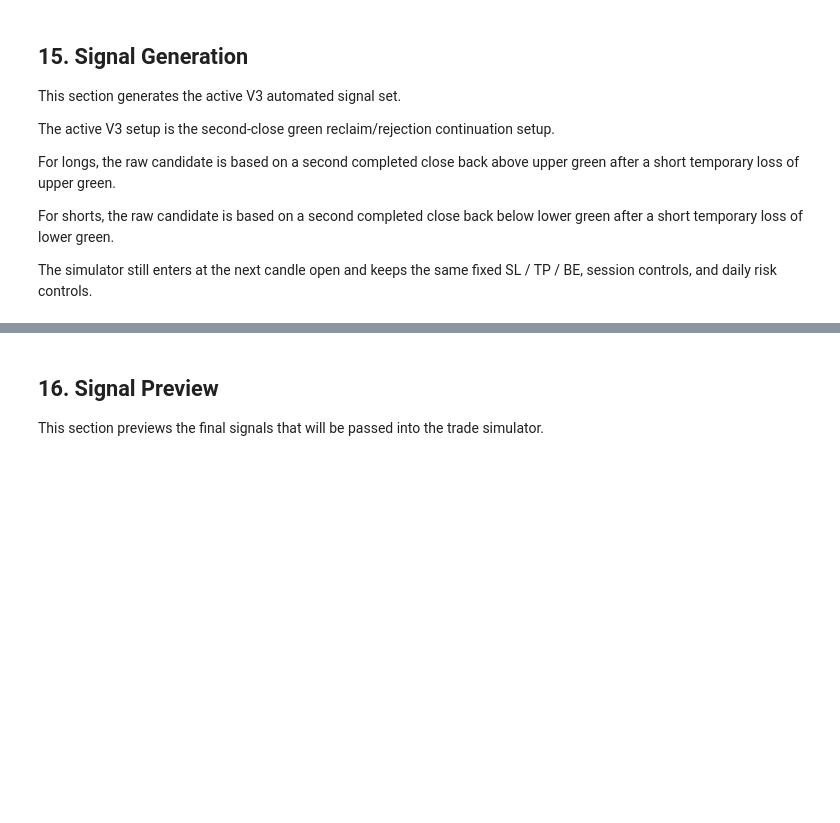
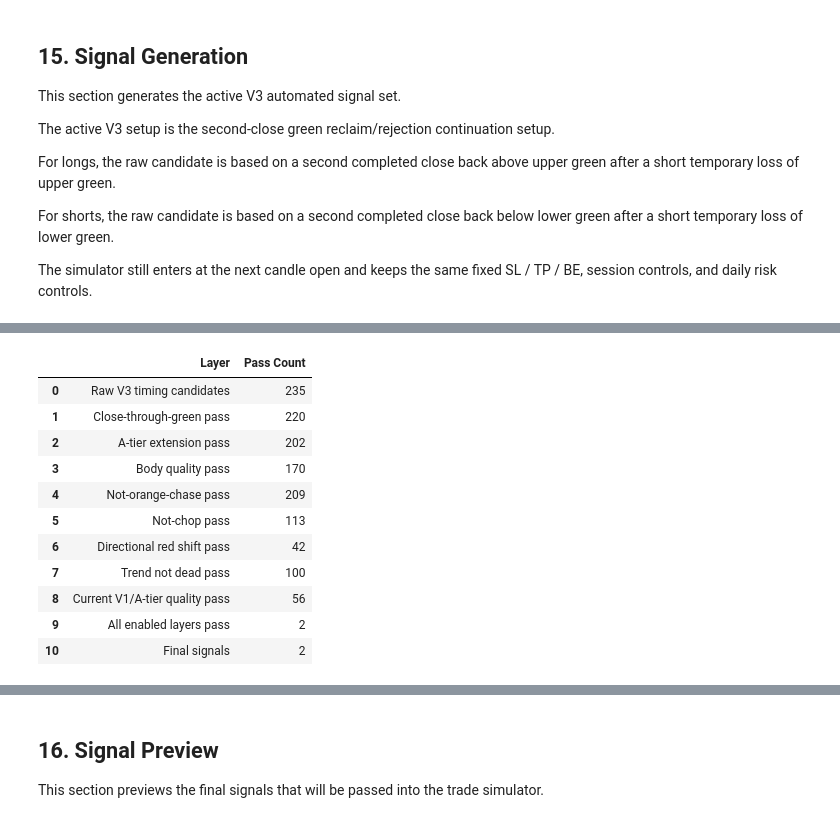
Before and after one commit to MichaelMorgante/VWAP-probability-band-engine, a Jupyter notebook: notebooks/automated_vwap_v3.ipynb, the cells around one changed output, grey strips where cells are left out. Saved outputs shown, nothing was run; the diff lists cells and outputs as text; code cells hidden in the pictures; blank space fills up the shorter version.

Commit message:
Add V3 layer diagnostics

```diff
--- a/notebooks/automated_vwap_v3.ipynb
+++ b/notebooks/automated_vwap_v3.ipynb
@@ -2215,0 +2490,72 @@ print(signals_df["v1_signal_block_reason"].value_counts(dropna=False).to_string(
+# %%
+raw_v3 = signals_df[signals_df["raw_signal_name"] != "NO_SIGNAL"].copy()
+
+is_long = raw_v3["raw_signal_side"] == "long"
+is_short = raw_v3["raw_signal_side"] == "short"
+
+side_close_through_pass = (
+    (is_long & raw_v3["long_close_through_green_valid"].fillna(False).astype(bool))
+    | (is_short & raw_v3["short_close_through_green_valid"].fillna(False).astype(bool))
+)
+
+side_extension_pass = (
+    (is_long & raw_v3["v3_long_a_tier_extension_valid"].fillna(False).astype(bool))
+    | (is_short & raw_v3["v3_short_a_tier_extension_valid"].fillna(False).astype(bool))
+)
+
+side_body_pass = (
+    (is_long & raw_v3["long_body_valid"].fillna(False).astype(bool))
+    | (is_short & raw_v3["short_body_valid"].fillna(False).astype(bool))
+)
+
+side_not_orange_chase_pass = (
+    (is_long & raw_v3["long_not_orange_chase"].fillna(False).astype(bool))
+    | (is_short & raw_v3["short_not_orange_chase"].fillna(False).astype(bool))
+)
+
+not_chop_pass = ~raw_v3["possible_chop"].fillna(False).astype(bool)
+
+side_red_shift_pass = (
+    (is_long & raw_v3["v3_long_directional_red_shift_pass"].fillna(False).astype(bool))
+    | (is_short & raw_v3["v3_short_directional_red_shift_pass"].fillna(False).astype(bool))
+)
+
+side_trend_not_dead_pass = (
+    (is_long & ~raw_v3["v3_long_trend_dead"].fillna(False).astype(bool))
+    | (is_short & ~raw_v3["v3_short_trend_dead"].fillna(False).astype(bool))
+)
+
+subfilter_summary = pd.DataFrame(
+    [
+        ("Raw V3 timing candidates", len(raw_v3)),
+        ("Close-through-green pass", int(side_close_through_pass.sum())),
+        ("A-tier extension pass", int(side_extension_pass.sum())),
+        ("Body quality pass", int(side_body_pass.sum())),
+        ("Not-orange-chase pass", int(side_not_orange_chase_pass.sum())),
+        ("Not-chop pass", int(not_chop_pass.sum())),
+        ("Directional red shift pass", int(side_red_shift_pass.sum())),
+        ("Trend not dead pass", int(side_trend_not_dead_pass.sum())),
+        (
+            "Current V1/A-tier quality pass",
+            int(raw_v3["v3_long_v1_execution_quality_pass"].where(is_long, raw_v3["v3_short_v1_execution_quality_pass"]).fillna(False).astype(bool).sum()),
+        ),
+        ("All enabled layers pass", int(raw_v3["strategy_filter_pass"].fillna(False).astype(bool).sum())),
+        ("Final signals", int((signals_df["v1_signal_name"] != "NO_SIGNAL").sum())),
+    ],
+    columns=["Layer", "Pass Count"],
+)
+
+subfilter_summary
+# %% [output]
+|  | Layer | Pass Count |
+| 0 | Raw V3 timing candidates | 235 |
+| 1 | Close-through-green pass | 220 |
+| 2 | A-tier extension pass | 202 |
+| 3 | Body quality pass | 170 |
+| 4 | Not-orange-chase pass | 209 |
+| 5 | Not-chop pass | 113 |
+| 6 | Directional red shift pass | 42 |
+| 7 | Trend not dead pass | 100 |
+| 8 | Current V1/A-tier quality pass | 56 |
+| 9 | All enabled layers pass | 2 |
+| 10 | Final signals | 2 |
```
Also changed, not shown: parts of 37 cells of this notebook.
